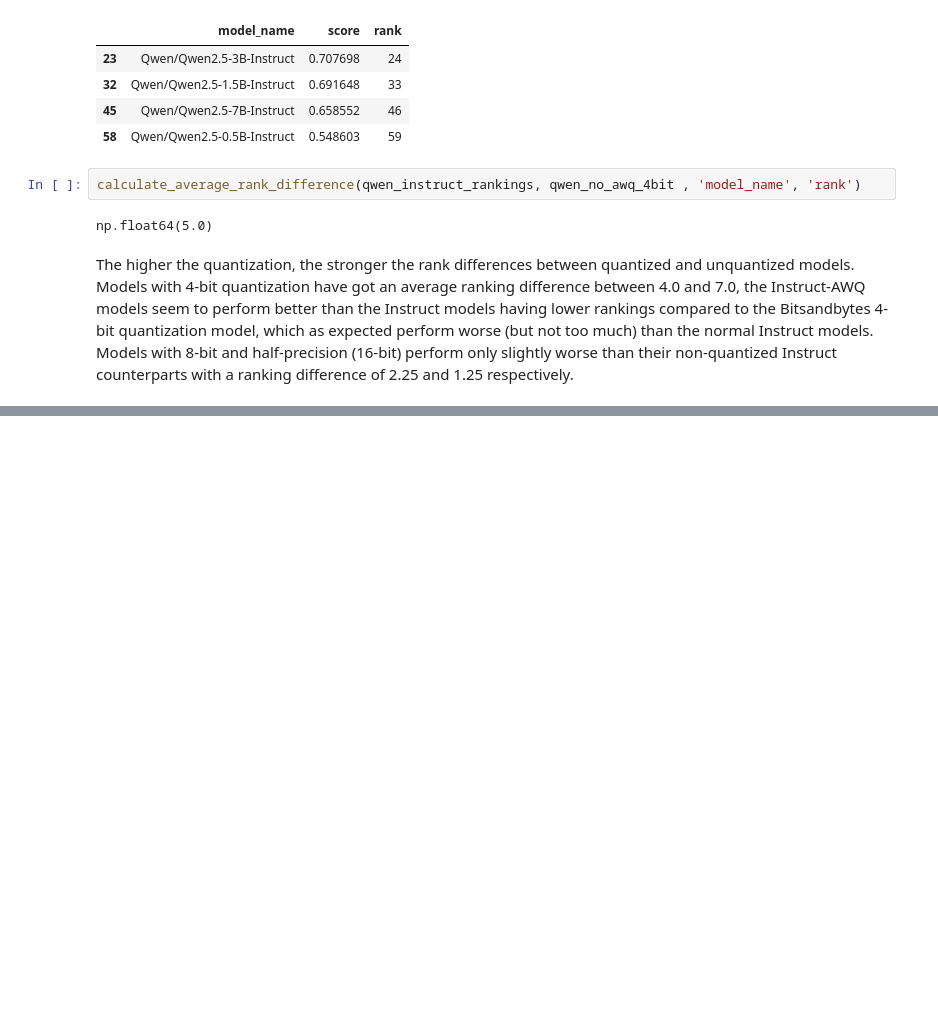
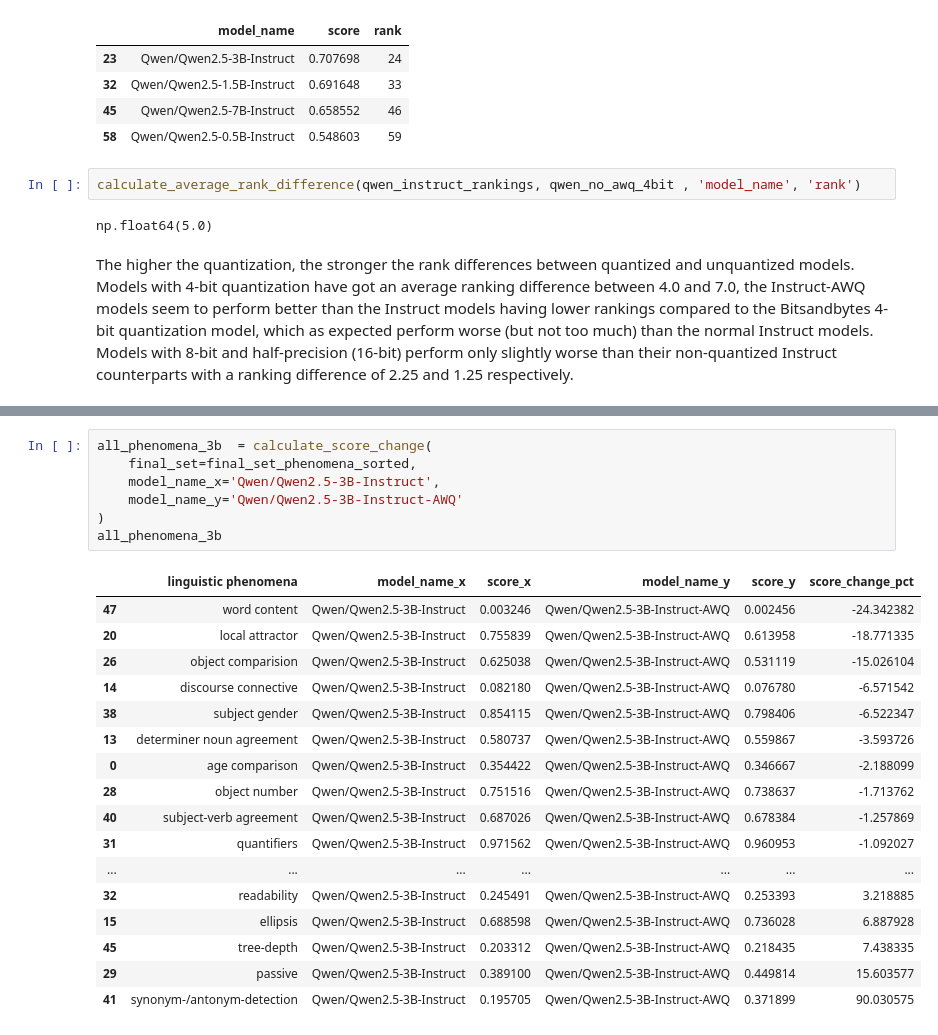
Before and after one commit to BachelorarbeitTharrmeehan/holmes-evaluation, a Jupyter notebook: research-quantization.ipynb, the cells around one changed output, grey strips where cells are left out. Drawn from its saved outputs; the diff is of its cells as text; blank space fills up the shorter version.

```diff
--- a/research-quantization.ipynb
+++ b/research-quantization.ipynb
@@ -1101,0 +1648,25 @@ Models with 8-bit and half-precision (16-bit) perform only slightly worse than t
+# %%
+all_phenomena_3b  = calculate_score_change(
+    final_set=final_set_phenomena_sorted,
+    model_name_x='Qwen/Qwen2.5-3B-Instruct',
+    model_name_y='Qwen/Qwen2.5-3B-Instruct-AWQ'
+)
+all_phenomena_3b
+# %% [output]
+|  | linguistic phenomena | model_name_x | score_x | model_name_y | score_y | score_change_pct |
+| 47 | word content | Qwen/Qwen2.5-3B-Instruct | 0.003246 | Qwen/Qwen2.5-3B-Instruct-AWQ | 0.002456 | -24.342382 |
+| 20 | local attractor | Qwen/Qwen2.5-3B-Instruct | 0.755839 | Qwen/Qwen2.5-3B-Instruct-AWQ | 0.613958 | -18.771335 |
+| 26 | object comparision | Qwen/Qwen2.5-3B-Instruct | 0.625038 | Qwen/Qwen2.5-3B-Instruct-AWQ | 0.531119 | -15.026104 |
+| 14 | discourse connective | Qwen/Qwen2.5-3B-Instruct | 0.082180 | Qwen/Qwen2.5-3B-Instruct-AWQ | 0.076780 | -6.571542 |
+| 38 | subject gender | Qwen/Qwen2.5-3B-Instruct | 0.854115 | Qwen/Qwen2.5-3B-Instruct-AWQ | 0.798406 | -6.522347 |
+| 13 | determiner noun agreement | Qwen/Qwen2.5-3B-Instruct | 0.580737 | Qwen/Qwen2.5-3B-Instruct-AWQ | 0.559867 | -3.593726 |
+| 0 | age comparison | Qwen/Qwen2.5-3B-Instruct | 0.354422 | Qwen/Qwen2.5-3B-Instruct-AWQ | 0.346667 | -2.188099 |
+| 28 | object number | Qwen/Qwen2.5-3B-Instruct | 0.751516 | Qwen/Qwen2.5-3B-Instruct-AWQ | 0.738637 | -1.713762 |
+| 40 | subject-verb agreement | Qwen/Qwen2.5-3B-Instruct | 0.687026 | Qwen/Qwen2.5-3B-Instruct-AWQ | 0.678384 | -1.257869 |
+| 31 | quantifiers | Qwen/Qwen2.5-3B-Instruct | 0.971562 | Qwen/Qwen2.5-3B-Instruct-AWQ | 0.960953 | -1.092027 |
+| ... | ... | ... | ... | ... | ... | ... |
+| 32 | readability | Qwen/Qwen2.5-3B-Instruct | 0.245491 | Qwen/Qwen2.5-3B-Instruct-AWQ | 0.253393 | 3.218885 |
+| 15 | ellipsis | Qwen/Qwen2.5-3B-Instruct | 0.688598 | Qwen/Qwen2.5-3B-Instruct-AWQ | 0.736028 | 6.887928 |
+| 45 | tree-depth | Qwen/Qwen2.5-3B-Instruct | 0.203312 | Qwen/Qwen2.5-3B-Instruct-AWQ | 0.218435 | 7.438335 |
+| 29 | passive | Qwen/Qwen2.5-3B-Instruct | 0.389100 | Qwen/Qwen2.5-3B-Instruct-AWQ | 0.449814 | 15.603577 |
+| 41 | synonym-/antonym-detection | Qwen/Qwen2.5-3B-Instruct | 0.195705 | Qwen/Qwen2.5-3B-Instruct-AWQ | 0.371899 | 90.030575 |
```
Also changed, not shown: parts of 52 cells of this notebook, 4 other files.
